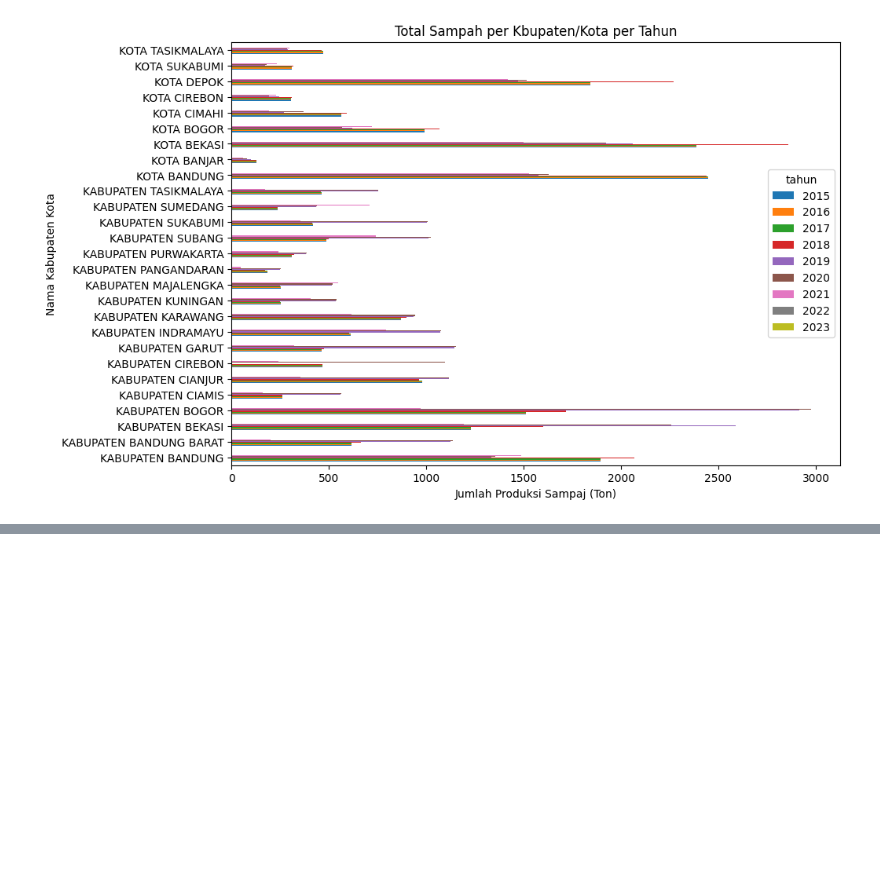
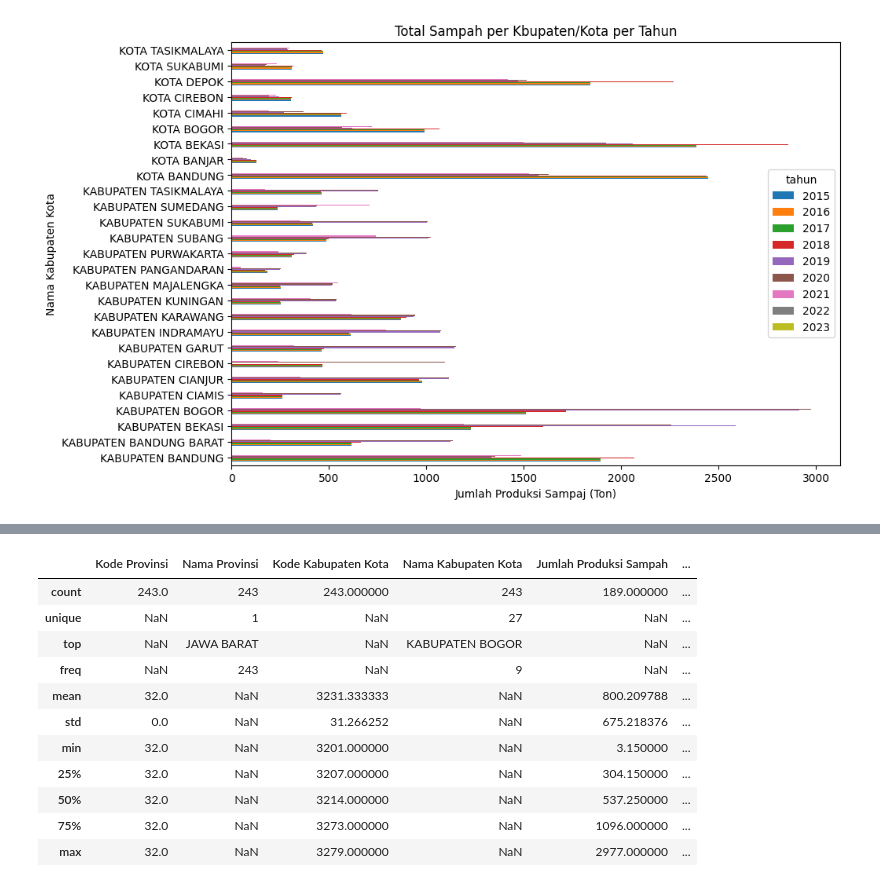
Before and after one commit to unyubgtina/TUGAS-PANDAS, a Jupyter notebook: tugas1.ipynb, the cells around one changed output, grey strips where cells are left out. Drawn from its saved outputs; the diff is of its cells as text; code cells hidden in the pictures; blank space fills up the shorter version.

```diff
--- a/tugas1.ipynb
+++ b/tugas1.ipynb
@@ -88,0 +157,16 @@ plt.show
+# %%
+
+df.describe(include='all')
+# %% [output]
+|  | Kode Provinsi | Nama Provinsi | Kode Kabupaten Kota | Nama Kabupaten Kota | Jumlah Produksi Sampah | ... |
+| count | 243.0 | 243 | 243.000000 | 243 | 189.000000 | ... |
+| unique | NaN | 1 | NaN | 27 | NaN | ... |
+| top | NaN | JAWA BARAT | NaN | KABUPATEN BOGOR | NaN | ... |
+| freq | NaN | 243 | NaN | 9 | NaN | ... |
+| mean | 32.0 | NaN | 3231.333333 | NaN | 800.209788 | ... |
+| std | 0.0 | NaN | 31.266252 | NaN | 675.218376 | ... |
+| min | 32.0 | NaN | 3201.000000 | NaN | 3.150000 | ... |
+| 25% | 32.0 | NaN | 3207.000000 | NaN | 304.150000 | ... |
+| 50% | 32.0 | NaN | 3214.000000 | NaN | 537.250000 | ... |
+| 75% | 32.0 | NaN | 3273.000000 | NaN | 1096.000000 | ... |
+| max | 32.0 | NaN | 3279.000000 | NaN | 2977.000000 | ... |
```
Also changed, not shown: parts of 6 cells of this notebook.
